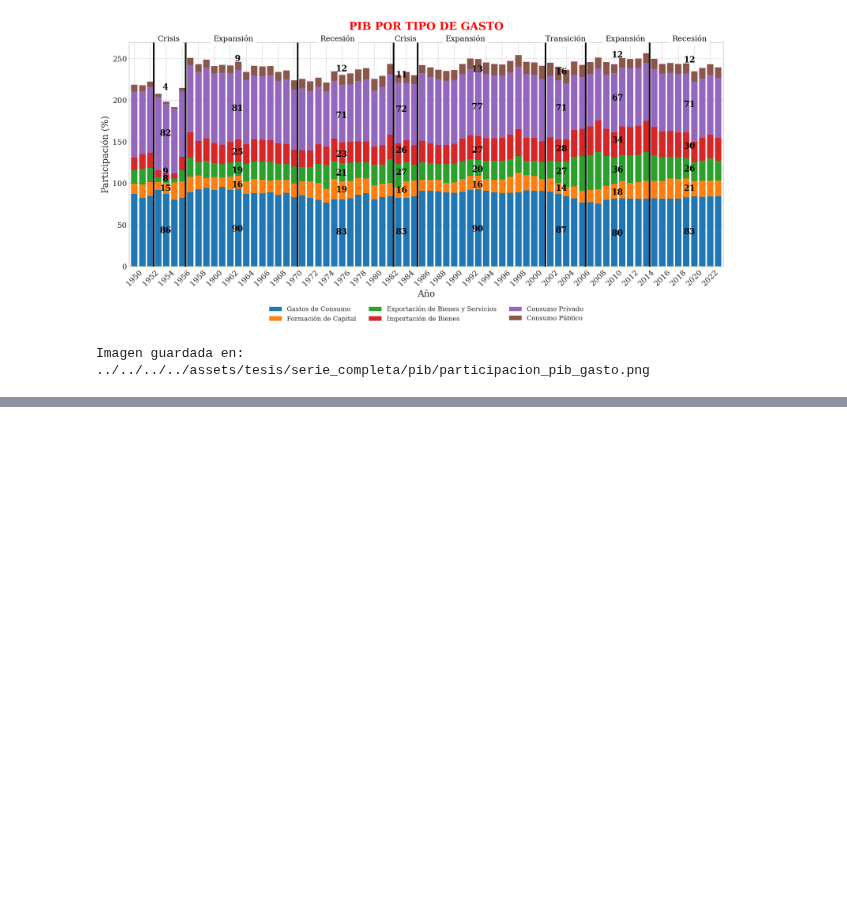
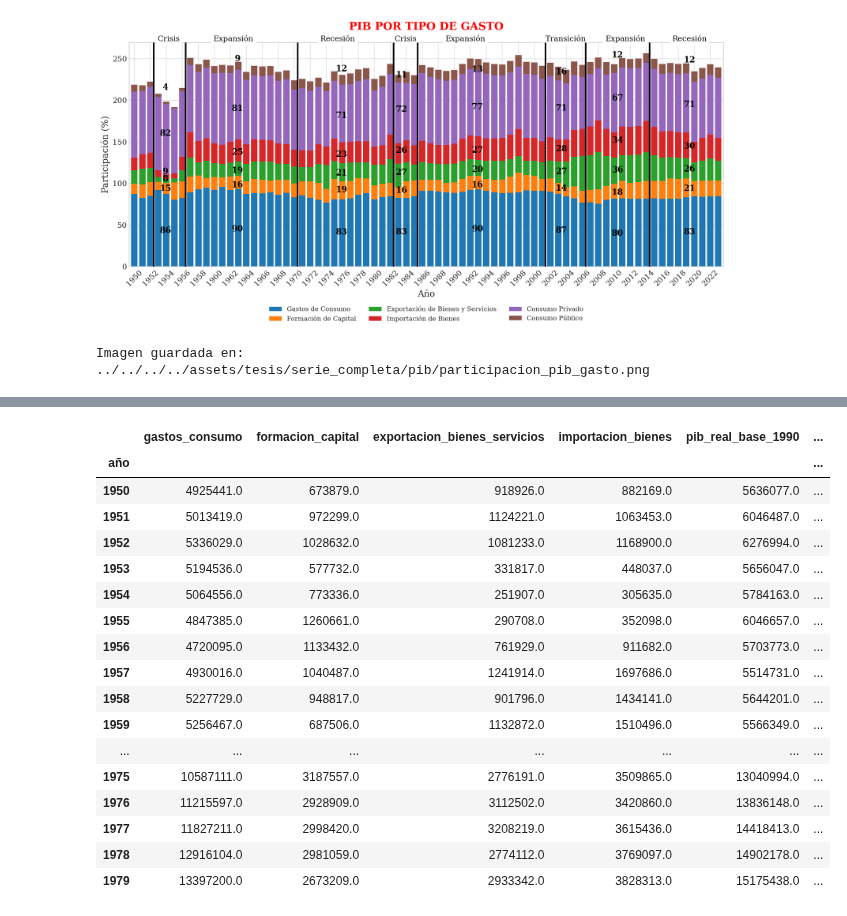
Before and after one commit to navi0369/proyectomacro, a Jupyter notebook: notebooks/tesis/serie_completa/pib/participacion_pib_tipo_de_gasto.ipynb, the cells around one changed output, grey strips where cells are left out. Drawn from its saved outputs; the diff is of its cells as text; code cells hidden in the pictures; blank space fills up the shorter version.

```diff
--- a/notebooks/tesis/serie_completa/pib/participacion_pib_tipo_de_gasto.ipynb
+++ b/notebooks/tesis/serie_completa/pib/participacion_pib_tipo_de_gasto.ipynb
@@ -145,0 +207,41 @@ Imagen guardada en: ../../../../assets/tesis/serie_completa/pib/participacion_pi
+# %%
+# ── Selección estricta de los 5 componentes del gasto ────────────────
+cols_gasto = {
+    "consumo_privado":  "C",   # Consumo privado
+    "formacion_capital": "I",  # Inversión
+    "consumo_publico":  "G",   # Gasto público
+    "exportacion_bienes_servicios": "X",
+    "importacion_bienes":       "M"
+}
+
+gasto = pct[list(cols_gasto)].copy()
+
+# Suma algebraica (X – M) y check contra PIB
+pib_calc = (
+    gasto["consumo_privado"]
+  + gasto["formacion_capital"]
+  + gasto["consumo_publico"]
+  + gasto["exportacion_bienes_servicios"]
+  - gasto["importacion_bienes"]
+)
+df["pib_calc"] = pib_calc
+df.head(30)
+# %% [output]
+|  | gastos_consumo | formacion_capital | exportacion_bienes_servicios | importacion_bienes | pib_real_base_1990 | ... |
+| año |  |  |  |  |  | ... |
+| 1950 | 4925441.0 | 673879.0 | 918926.0 | 882169.0 | 5636077.0 | ... |
+| 1951 | 5013419.0 | 972299.0 | 1124221.0 | 1063453.0 | 6046487.0 | ... |
+| 1952 | 5336029.0 | 1028632.0 | 1081233.0 | 1168900.0 | 6276994.0 | ... |
+| 1953 | 5194536.0 | 577732.0 | 331817.0 | 448037.0 | 5656047.0 | ... |
+| 1954 | 5064556.0 | 773336.0 | 251907.0 | 305635.0 | 5784163.0 | ... |
+| 1955 | 4847385.0 | 1260661.0 | 290708.0 | 352098.0 | 6046657.0 | ... |
+| 1956 | 4720095.0 | 1133432.0 | 761929.0 | 911682.0 | 5703773.0 | ... |
+| 1957 | 4930016.0 | 1040487.0 | 1241914.0 | 1697686.0 | 5514731.0 | ... |
+| 1958 | 5227729.0 | 948817.0 | 901796.0 | 1434141.0 | 5644201.0 | ... |
+| 1959 | 5256467.0 | 687506.0 | 1132872.0 | 1510496.0 | 5566349.0 | ... |
+| ... | ... | ... | ... | ... | ... | ... |
+| 1975 | 10587111.0 | 3187557.0 | 2776191.0 | 3509865.0 | 13040994.0 | ... |
+| 1976 | 11215597.0 | 2928909.0 | 3112502.0 | 3420860.0 | 13836148.0 | ... |
+| 1977 | 11827211.0 | 2998420.0 | 3208219.0 | 3615436.0 | 14418413.0 | ... |
+| 1978 | 12916104.0 | 2981059.0 | 2774112.0 | 3769097.0 | 14902178.0 | ... |
+| 1979 | 13397200.0 | 2673209.0 | 2933342.0 | 3828313.0 | 15175438.0 | ... |
```
Also changed, not shown: parts of 1 cell of this notebook, 6 other files.
